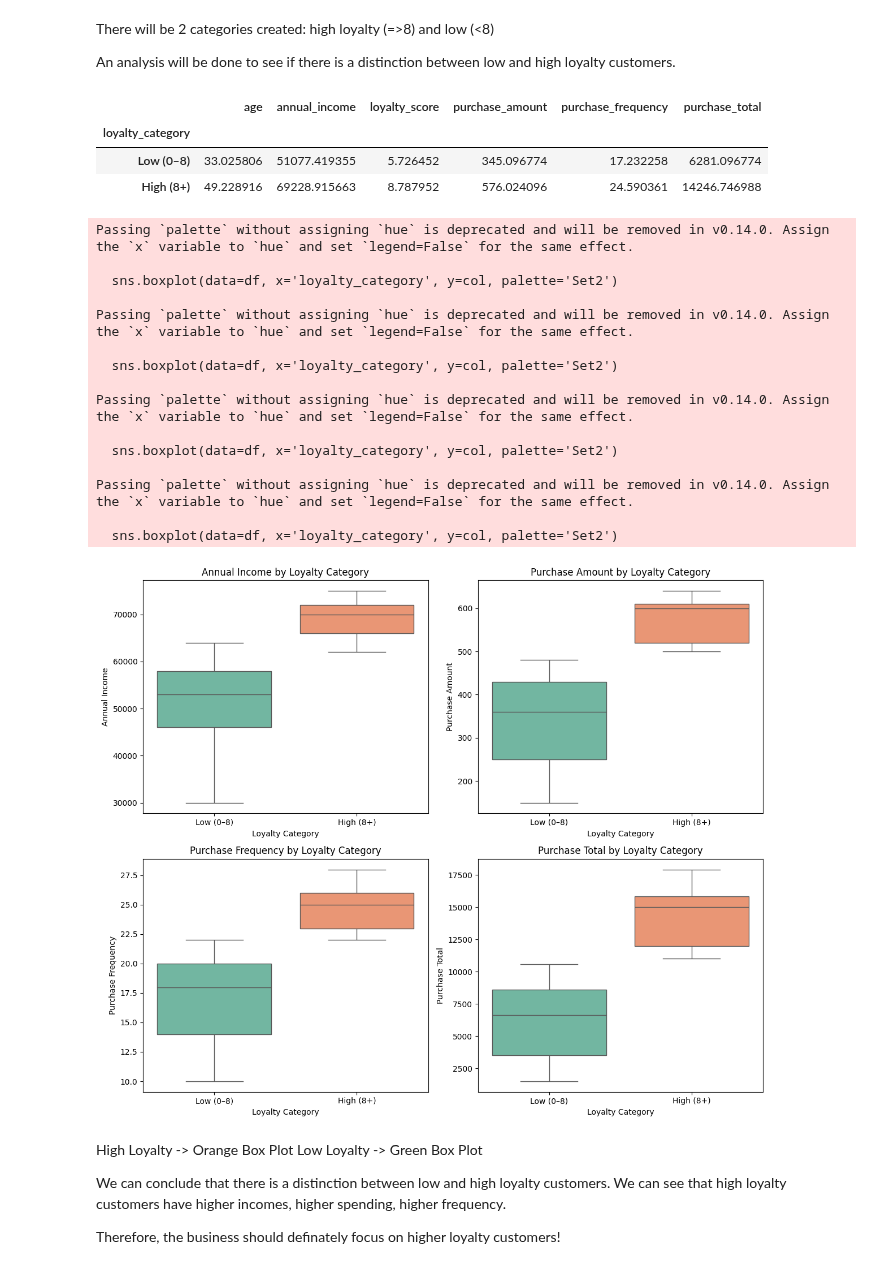
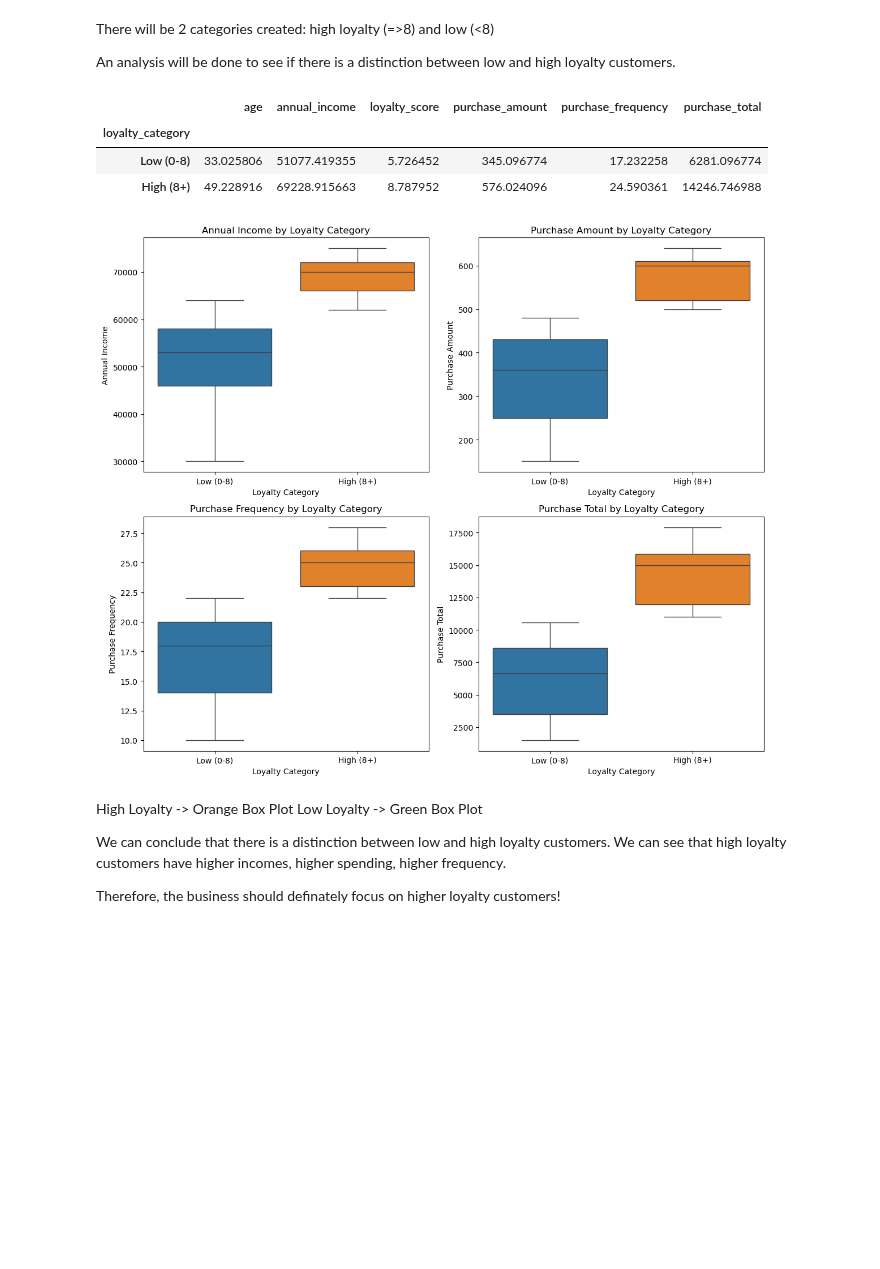
Before and after one commit to hamedabangar/customer_purchasing_behaviors, a Jupyter notebook: archive/experiments/Customer Purchasing Behaviours.ipynb, the cells around one changed output. Cells and saved outputs as stored; diff of their text form; code cells hidden in the pictures; blank space fills up the shorter version.

```diff
--- a/archive/experiments/Customer Purchasing Behaviours.ipynb
+++ b/archive/experiments/Customer Purchasing Behaviours.ipynb
@@ -331,57 +333,45 @@ An analysis will be done to see if there is a distinction between low and high l
 df['loyalty_category'] = pd.cut(
     df['loyalty_score'],
     bins=[0, 8, float('inf')],
-    labels=['Low (0–8)', 'High (8+)'],
+    labels=['Low (0-8)', 'High (8+)'],
     right=False
 )
 
-loyalty_group_summary = df.groupby('loyalty_category').mean(numeric_only=True)
+loyalty_group_summary = df.groupby('loyalty_category', observed=True).mean(numeric_only=True)
 loyalty_group_summary
+
 
 loyalty_group_summary = (
     df.drop(columns=['user_id'])
-      .groupby(df['loyalty_category'])
+      .groupby('loyalty_category', observed=True)
       .mean(numeric_only=True)
 )
+
+#Display the result
 loyalty_group_summary
 # %% [output]
 |  | age | annual_income | loyalty_score | purchase_amount | purchase_frequency | purchase_total |
 | loyalty_category |  |  |  |  |  |  |
-| Low (0–8) | 33.025806 | 51077.419355 | 5.726452 | 345.096774 | 17.232258 | 6281.096774 |
+| Low (0-8) | 33.025806 | 51077.419355 | 5.726452 | 345.096774 | 17.232258 | 6281.096774 |
 | High (8+) | 49.228916 | 69228.915663 | 8.787952 | 576.024096 | 24.590361 | 14246.746988 |
 # %%
 """Visualizations comparing low and high loyalty customers"""
 
 cols = ['annual_income', 'purchase_amount', 'purchase_frequency', 'purchase_total']
 
 plt.figure(figsize=(12, 10))
 
 for i, col in enumerate(cols, start=1):
     plt.subplot(2, 2, i)
-    sns.boxplot(data=df, x='loyalty_category', y=col, palette='Set2')
+    sns.boxplot(data=df, x='loyalty_category', y=col, hue='loyalty_category', legend=False)
     plt.title(f'{col.replace("_", " ").title()} by Loyalty Category')
     plt.xlabel('Loyalty Category')
     plt.ylabel(col.replace("_", " ").title())
 
 plt.tight_layout()
 plt.show()
 # %% [output]
-Passing `palette` without assigning `hue` is deprecated and will be removed in v0.14.0. Assign the `x` variable to `hue` and set `legend=False` for the same effect.
-
-  sns.boxplot(data=df, x='loyalty_category', y=col, palette='Set2')
-
-Passing `palette` without assigning `hue` is deprecated and will be removed in v0.14.0. Assign the `x` variable to `hue` and set `legend=False` for the same effect.
-
-  sns.boxplot(data=df, x='loyalty_category', y=col, palette='Set2')
-
-Passing `palette` without assigning `hue` is deprecated and will be removed in v0.14.0. Assign the `x` variable to `hue` and set `legend=False` for the same effect.
-
-  sns.boxplot(data=df, x='loyalty_category', y=col, palette='Set2')
-
-Passing `palette` without assigning `hue` is deprecated and will be removed in v0.14.0. Assign the `x` variable to `hue` and set `legend=False` for the same effect.
-
-  sns.boxplot(data=df, x='loyalty_category', y=col, palette='Set2')
-[figure, old version]
+[figure, new version]
 # %% [markdown]
 High Loyalty -> Orange Box Plot
 Low Loyalty -> Green Box Plot
```
Also changed, not shown: parts of 2 cells of this notebook, 14 other files.
